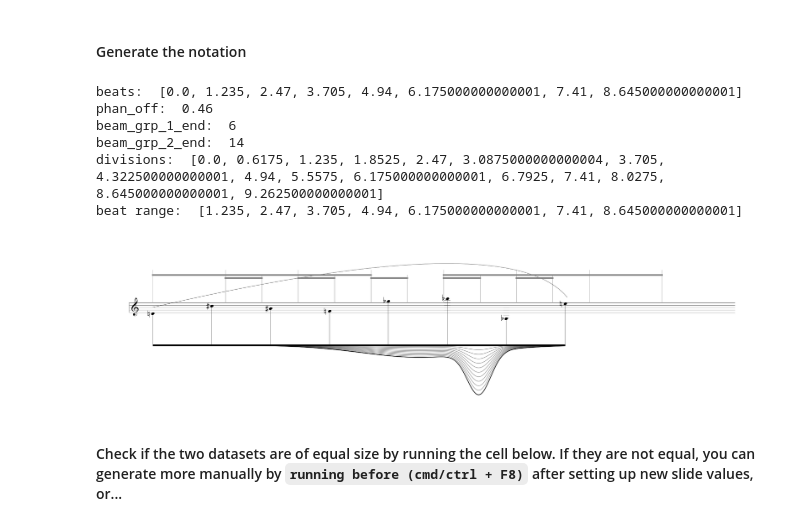
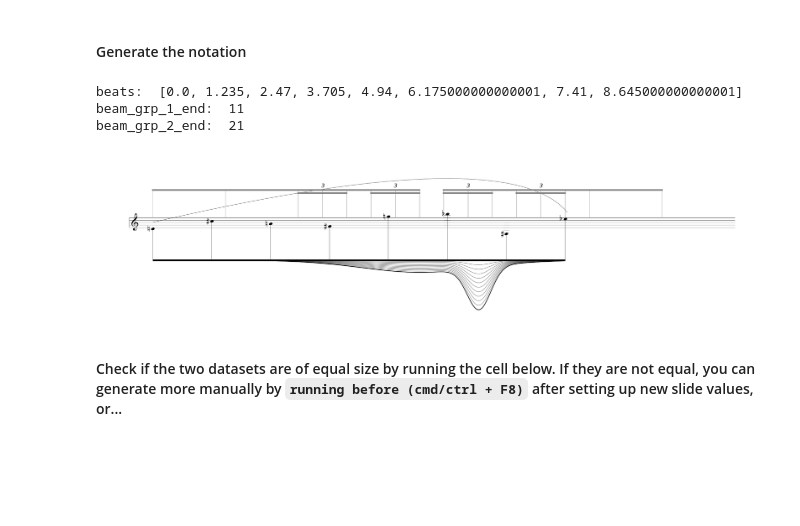
Before and after one commit to hayakzan/MLP-notations, a Jupyter notebook: MLP_notations_GENERATING_DATA.ipynb, the cells around one changed output. Drawn from its saved outputs; the diff is of its cells as text; code cells hidden in the pictures; blank space fills up the shorter version.

```diff
--- a/MLP_notations_GENERATING_DATA.ipynb
+++ b/MLP_notations_GENERATING_DATA.ipynb
@@ -28,8 +28,8 @@ font_dirs = ["/content"]
 font_files = fm.findSystemFonts(fontpaths=font_dirs)
 
 #TODO: fix the font issue
-fontprop2 = fm.FontProperties(fname=font_files[1], size=24)
-fontprop1 = fm.FontProperties(fname=font_files[0], size=25)
+fontprop1 = fm.FontProperties(fname=font_files[1], size=24)
+fontprop2 = fm.FontProperties(fname=font_files[0], size=25)
 # %% [markdown]
 #### Create a JSON file for the parameters
 # %%
@@ -313,7 +313,7 @@ beat = 1.235
 beats = []
 divisions = []
 
-tuplet_val = 2
+tuplet_val = 3
 div_val = 1/tuplet_val
 true_div_val = beat*div_val
 
@@ -324,26 +324,10 @@ for i in range(8):
 for j in range(8*tuplet_val):
   divisions.append(true_div_val*j)
 
-beat_start = 1
+beat_start = 2
 beat_end = 6
 div_start = beat_start*tuplet_val
 div_end = beat_end*tuplet_val
-
-#TODO: erase divisions when [x:y:1] when x and y > 0.
-if beat_end == 8:
-  beam_grp_1_end = int((3*tuplet_val)+tuplet_val-1)
-  beam_grp_2_end = int((7*tuplet_val)+tuplet_val-1)
-else:
-  beam_grp_1_end = int((3*tuplet_val))
-  beam_grp_2_end = int((7*tuplet_val))
-
-print("beats: ", beats)
-print("phan_off: ", phan_off)
-print("beam_grp_1_end: ", beam_grp_1_end)
-print("beam_grp_2_end: ", beam_grp_2_end)
-
-print("divisions: ", divisions)
-print("beat range: ", beats[1::1])
 
 for p1 in beats[beat_start:beat_end:1]: #start from every beat
   font = {'style': 'italic', 'size': 14}
@@ -362,8 +346,34 @@ for p1 in beats[beat_start:beat_end:1]: #start from every beat
     ax.plot(np.linspace(pair[0], pair[1], 10)+phan_off, np.linspace(12.4 + y_off, 12.4 + y_off, 10), linestyle='solid', linewidth=4, color='gray')
     ax.plot(np.linspace(divisions[div_start:div_end:], divisions[div_start:div_end:], 10)+phan_off, np.linspace(4 + y_off, 15 + y_off, 10), linestyle='solid', linewidth=0.5, color='gray')
 
+if beat_start < 3 and beat_end == 8:
+  beam_grp_1_end = int((3*tuplet_val)+tuplet_val-1) #extension
+  beam_grp_2_end = int((7*tuplet_val)+tuplet_val-1)
+
+elif beat_start < 3 and beat_end <= 3:
+  beam_grp_1_end = int(3*tuplet_val)
+  beam_grp_2_end = int(7*tuplet_val)
+
+elif beat_start < 3 and beat_end < 8:
+  beam_grp_1_end = int((3*tuplet_val)+tuplet_val-1) #extension
+  beam_grp_2_end = int(7*tuplet_val)
+
+elif beat_start >= 3 and beat_end == 8:
+  beam_grp_1_end = int(3*tuplet_val)
+  beam_grp_2_end = int((7*tuplet_val)+tuplet_val-1)
+
+elif beat_start >= 3 and beat_end < 8:
+  beam_grp_1_end = int(3*tuplet_val)
+  beam_grp_2_end = int(7*tuplet_val)
+
+
+print("beats: ", beats)
+print("beam_grp_1_end: ", beam_grp_1_end)
+print("beam_grp_2_end: ", beam_grp_2_end)
+
+
 #phantom stems
-ax.plot(np.linspace(beats, beats, 10)+phan_off, np.linspace(4 + y_off, 17 + y_off, 10), linestyle='solid', linewidth=0.5, color='gray')
+ax.plot(np.linspace(beats, beats, 10)+phan_off, np.linspace(4 + y_off, 15 + y_off, 10), linestyle='solid', linewidth=0.5, color='gray')
 
 #phantom beams
 #TODO: the group ends shouldn't extend if the divisions are not at the end
@@ -421,39 +431,36 @@ interpolated_y = [np.interp(x, base_x, base_y + t * (y - base_y)) for t in inter
 
 # # Plot the curve with gradual grayscale change using np.scatter
 # for i, interpolated_curve in enumerate(interpolated_y):
 #     color = cmap(y_norm)  # Calculate the color based on the normalized y values
 #     ax.scatter(x, interpolated_curve, color=color, s=1)  # Adjust the marker size (scatter width) using the 's' parameter
 
 # Plot the curve and interpolations
 plt.plot(x, y, color='black', linewidth=1)
 for i, interpolated_curve in enumerate(interpolated_y):
     plt.plot(x, interpolated_curve, color='black', alpha=0.5, linewidth=1)
 
 
 # plt.plot(base_x, base_y, color='black', linewidth=1)  # Adjust the linewidth as desired
 
 # set the y-axis limits, adjust layout, and display the plot:
 warnings.filterwarnings("ignore", category=UserWarning)
 
 ax.set_ylim(-35, 29)
 fig.set_tight_layout(True)
 plt.yticks([])
 plt.xticks([])
 
 # save if you want
 #filename = f'notation_{fig_num}.jpg'
 #plt.savefig(filename, format='jpg')
 #fig_num += 1
 
 plt.show()
 # %% [output]
 beats:  [0.0, 1.235, 2.47, 3.705, 4.94, 6.175000000000001, 7.41, 8.645000000000001]
-phan_off:  0.46
-beam_grp_1_end:  6
-beam_grp_2_end:  14
-divisions:  [0.0, 0.6175, 1.235, 1.8525, 2.47, 3.0875000000000004, 3.705, 4.322500000000001, 4.94, 5.5575, 6.175000000000001, 6.7925, 7.41, 8.0275, 8.645000000000001, 9.262500000000001]
-beat range:  [1.235, 2.47, 3.705, 4.94, 6.175000000000001, 7.41, 8.645000000000001]
+beam_grp_1_end:  11
+beam_grp_2_end:  21
-[figure, old version]
+[figure, new version]
 # %%
 # update the slider values
 update_slider_values(None)
```
